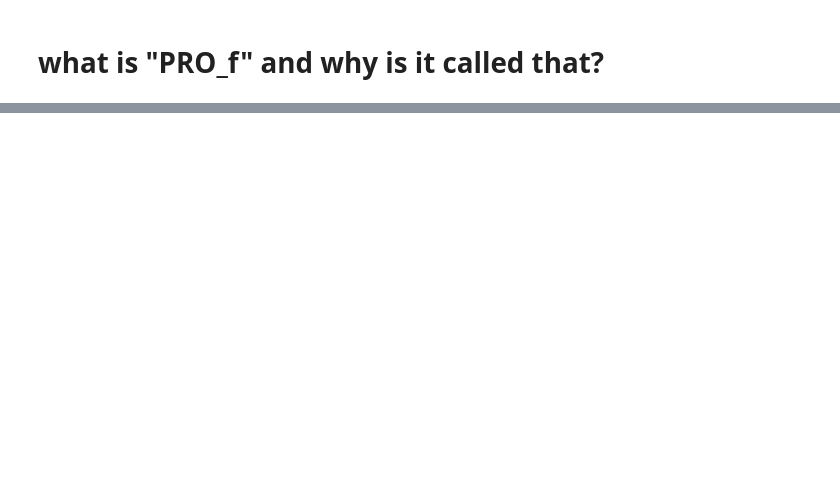
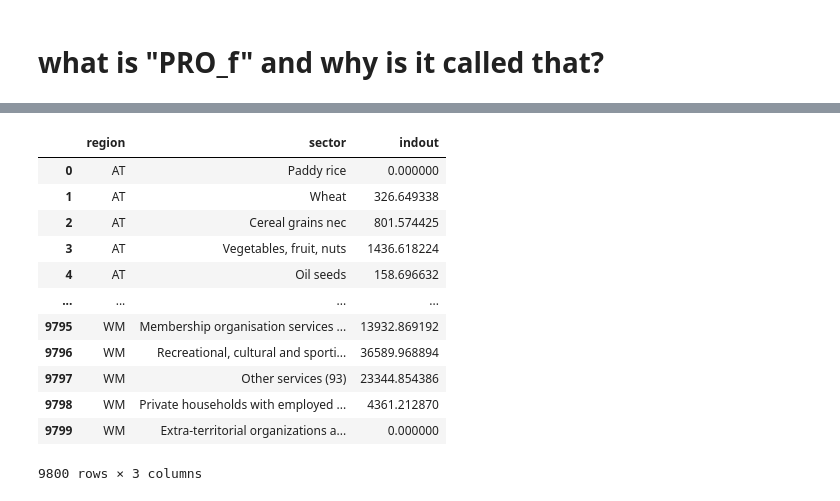
Before and after one commit to brightway-lca/bw_hybrid, a Jupyter notebook: dev/notebooks/function_refactoring/hybridize_preparation_functions.ipynb, the cells around one changed output, grey strips where cells are left out. Saved outputs shown, nothing was run; the diff lists cells and outputs as text; code cells hidden in the pictures; blank space fills up the shorter version.

```diff
--- a/dev/notebooks/function_refactoring/hybridize_preparation_functions.ipynb
+++ b/dev/notebooks/function_refactoring/hybridize_preparation_functions.ipynb
@@ -102,3 +102,33 @@ with open(path_pylcaio_class_instance_before_hybrid, 'rb') as file_in:
 PRO_f = pylcaio_object_before_hybrid.PRO_f
 # %% [markdown]
 #### 1.1. function implementation
+# %%
+%%capture
+from pathlib import Path
+%%capture
+# home directory
+print(path_dir_home := Path.home())
+# input directory
+print(path_dir_databases := os.path.join(path_dir_home, config['path_dir_databases']))
+# output directories
+print(path_dir_data := os.path.join(path_dir_home, config['path_dir_data']))
+print(path_dir_pylcaio := os.path.join(path_dir_home, path_dir_data, config['path_dir_pylcaio']))
+print(path_dir_pymrio := os.path.join(path_dir_home, path_dir_data, config['path_dir_pymrio']))
+print(path_dir_e2m := os.path.join(path_dir_home, path_dir_data, config['path_dir_e2m']))
+print(path_dir_home := Path.home())
+print(path_exiobase := os.path.join(path_dir_home, path_dir_databases, config['exiobase']))
+print(path_dir_ecoinvent := os.path.join(path_dir_home, path_dir_databases, config['ecoinvent']))
+# pylcaio output
+print(path_pylcaio_database_loader_class_instance := os.path.join(path_dir_pylcaio, config['pylcaio_database_loader_class_instance']))
+print(path_pylcaio_class_instance_before_hybrid := os.path.join(path_dir_pylcaio, config['pylcaio_class_instance_before_hybrid']))
+print(path_pylcaio_class_instance_after_hybrid := os.path.join(path_dir_pylcaio, config['pylcaio_class_instance_after_hybrid']))
+# pymrio output
+print(path_pymrio_class_instance := os.path.join(path_dir_pymrio, config['pymrio_class_instance']))
+# e2m output
+print(e2m_project_name := config['e2m_project_name'])
+print(path_file_e2m_pickle := os.path.join(path_dir_e2m, e2m_project_name + config['e2m_pickle_filename']))
+with open(path_pymrio_class_instance, 'rb') as file_in:
+    exiobase: pymrio.core.mriosystem.IOSystem = pd.read_pickle(file_in)
+# %%
+with open(path_pymrio_class_instance, 'rb') as file_in:
+    exiobase: pymrio.core.mriosystem.IOSystem = pd.read_pickle(file_in)
@@ -154,3 +346,19 @@ def calculate_productions(
+# %%
+exiobase.x
+# %% [output]
+|  | region | sector | indout |
+| 0 | AT | Paddy rice | 0.000000 |
+| 1 | AT | Wheat | 326.649338 |
+| 2 | AT | Cereal grains nec | 801.574425 |
+| 3 | AT | Vegetables, fruit, nuts | 1436.618224 |
+| 4 | AT | Oil seeds | 158.696632 |
+| ... | ... | ... | ... |
+| 9795 | WM | Membership organisation services ... | 13932.869192 |
+| 9796 | WM | Recreational, cultural and sporti... | 36589.968894 |
+| 9797 | WM | Other services (93) | 23344.854386 |
+| 9798 | WM | Private households with employed ... | 4361.212870 |
+| 9799 | WM | Extra-territorial organizations a... | 0.000000 |
+9800 rows × 3 columns
 # %%
 def calc_productions(self):
     """ Calculates the different total productions for either countries, regions or RoWs
```
Also changed, not shown: parts of 14 cells of this notebook, 2 other files.
